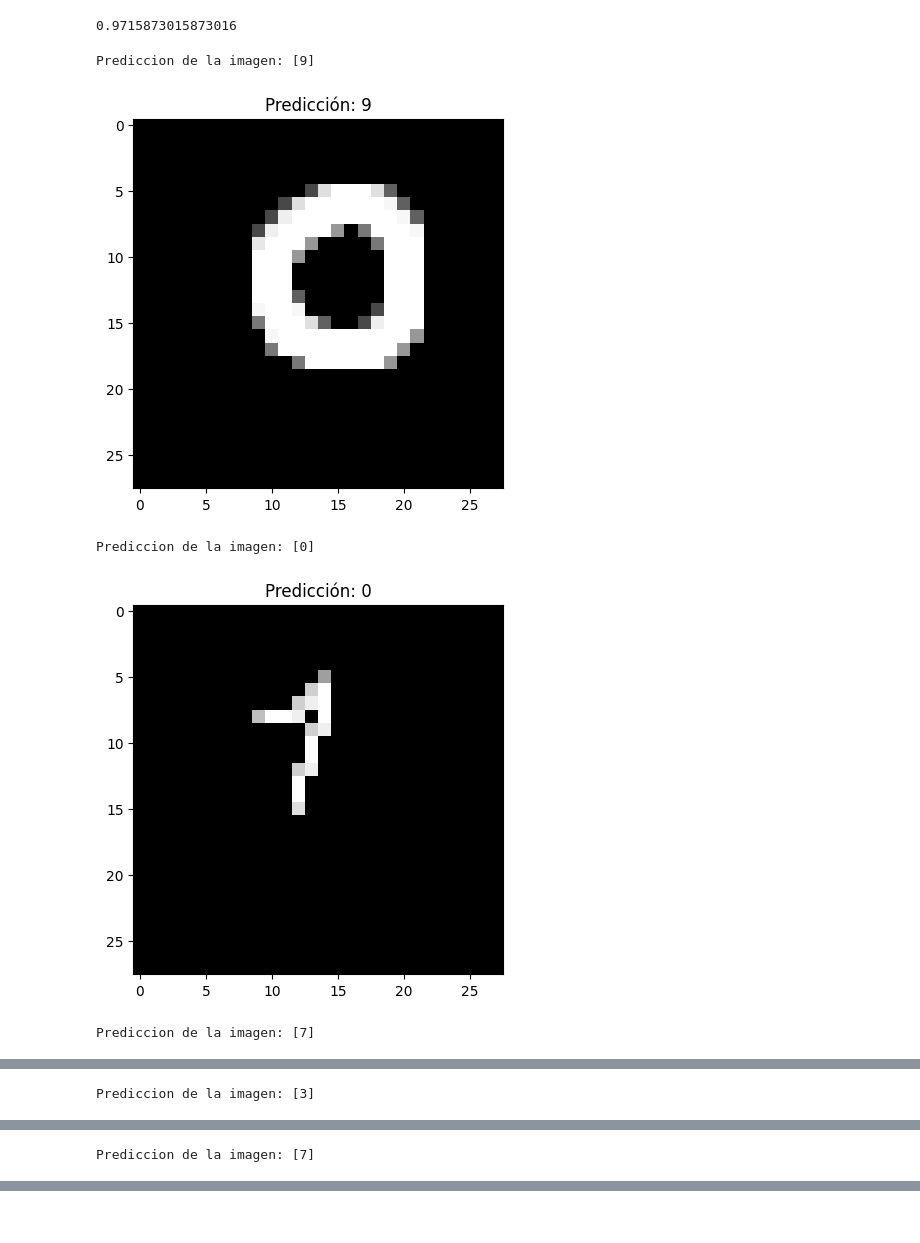
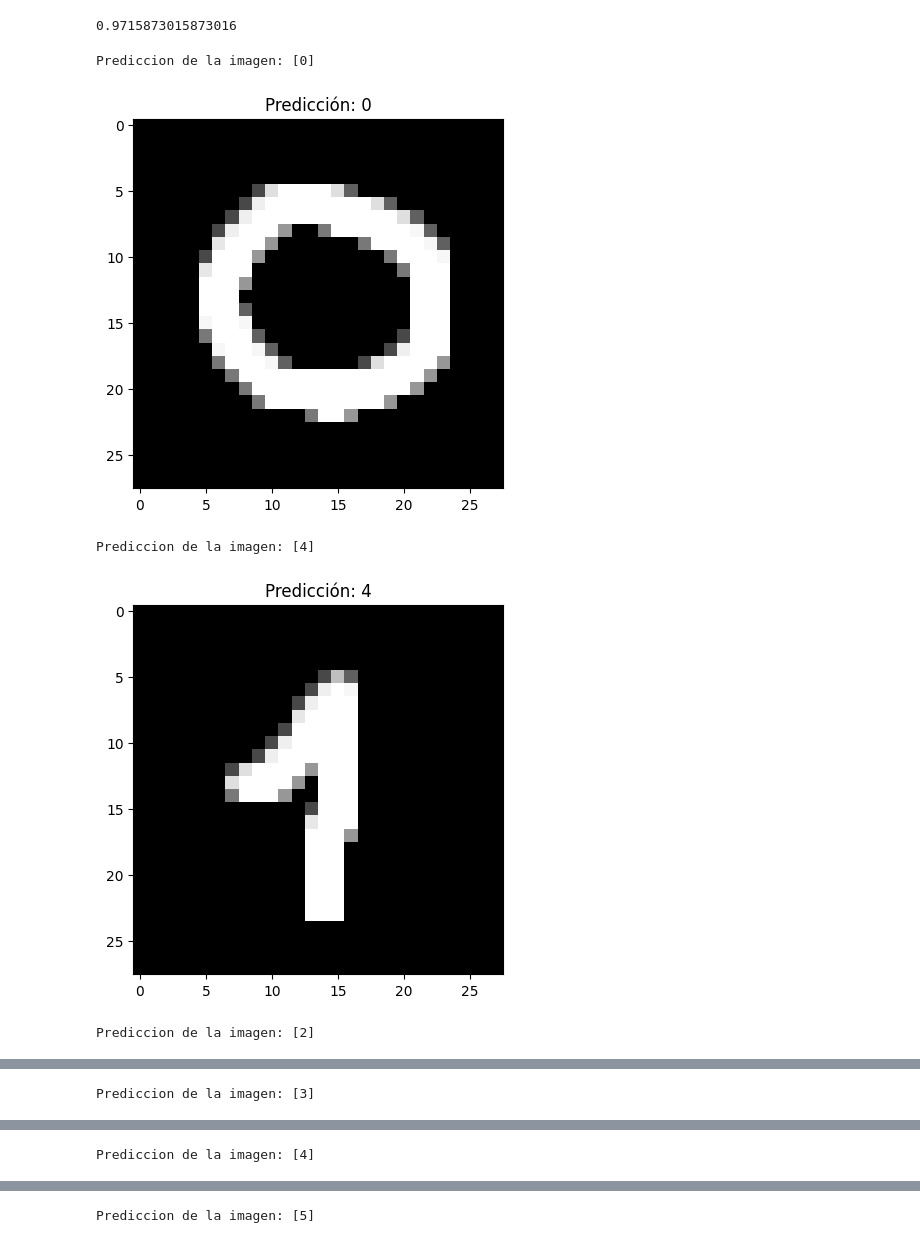
Before and after one commit to Maxi-Andres/TP-Matematica-3, a Jupyter notebook: Pruebas_con_CSV.ipynb, the cells around one changed output, grey strips where cells are left out. Saved outputs shown, nothing was run; the diff lists cells and outputs as text; code cells hidden in the pictures.

```diff
--- a/Pruebas_con_CSV.ipynb
+++ b/Pruebas_con_CSV.ipynb
@@ -44,34 +44,43 @@ Training loss did not improve more than tol=0.000100 for 10 consecutive epochs.
 # %%
 import cv2
 import numpy as np
 import matplotlib.pyplot as plt
 
 # Función para preprocesar una imagen (28x28 píxeles, escala de grises)
 def preprocesar_imagen(path):
     img = cv2.imread(path, cv2.IMREAD_GRAYSCALE)  # Cargar la imagen en escala de grises, saca los rdb si tiene
     img_resized = cv2.resize(img, (28, 28))  # redimenciono 28x28
     img_resized = img_resized / 255.0  # Normalizo de 0-1
     img_resized = img_resized.flatten()  # Aplanar la imagen a un vector de 784 elementos
     return img_resized
 
-for i in range(5):
+for i in range(9):
     path_imagen = f'digits/digitB{i}.png'
     imagen_procesada = preprocesar_imagen(path_imagen)
 
     imagen_procesada = imagen_procesada.reshape(1, -1)  # Lo cambio de (784,) a (1, 784) que es la forma correcta
 
     prediccion = mlp.predict(imagen_procesada)
     print(f'Prediccion de la imagen: {prediccion}')
 
     # La vuelvo a poner en 28x28 para que el humano vea como lo "ve" la maquina
     plt.imshow(imagen_procesada.reshape(28, 28), cmap='gray')
     plt.title(f'Predicción: {prediccion[0]}')
     plt.show()
 
+
+
+# TENES QUE CENTRAR LAS IMAGENES PARA QUE FUNCIONE BIEN PRIORIZA OTRRAS COSAS (estan normalizadas en 20x20 eso ocupan las imagenes y despues se les agrega 4 pixeles en todas las direcciones y llega a 28x28)
+#   https://interactivechaos.com/es/manual/tutorial-de-deep-learning/el-dataset-mnist
+# Fijate con alguna libreia de pytohn para hacer un display de pantalla para que escriba alguien lo numeros en vez de hacerlo en paint
+
 #im10107 la saque del dataset-frame??
+#Sera que no predice biene porque se lo estoy mandando como el orto?
+#Cuales son los requisitos para que detecte bien la imagen?
+#SERA OVERFITTING QUIZA?
 # %% [output]
-Prediccion de la imagen: [9]
+Prediccion de la imagen: [0]
-[figure, old version]
+[figure, new version]
-Prediccion de la imagen: [0]
+Prediccion de la imagen: [4]
-[figure, old version]
+[figure, new version]
-Prediccion de la imagen: [7]
+Prediccion de la imagen: [2]
@@ -79,3 +88,3 @@ Prediccion de la imagen: [7]
 Prediccion de la imagen: [3]
 [figure]
-Prediccion de la imagen: [7]
+Prediccion de la imagen: [4]
@@ -82,0 +92 @@ Prediccion de la imagen: [7]
+Prediccion de la imagen: [5]
```
Also changed, not shown: parts of 2 cells of this notebook, 9 other files.
